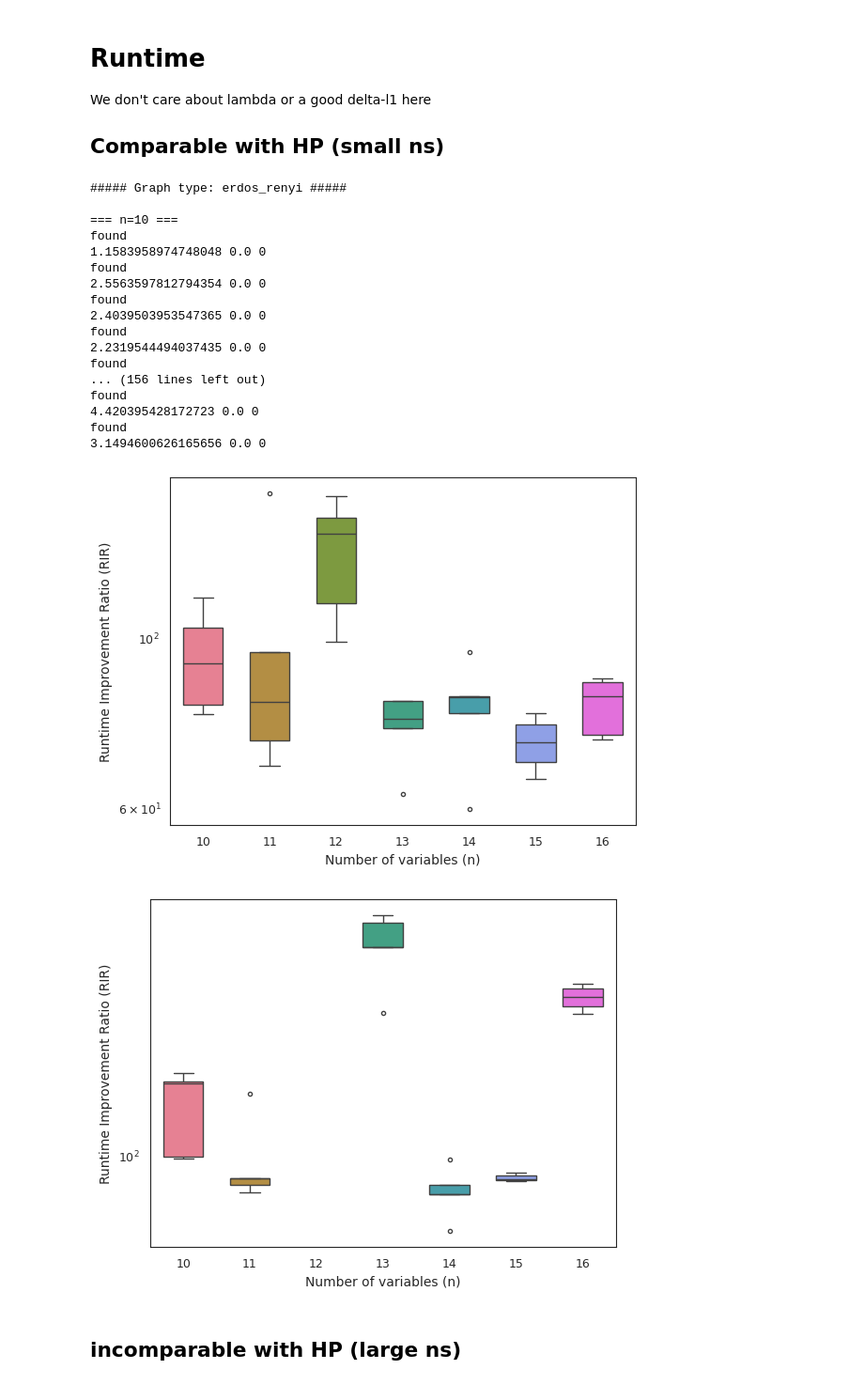
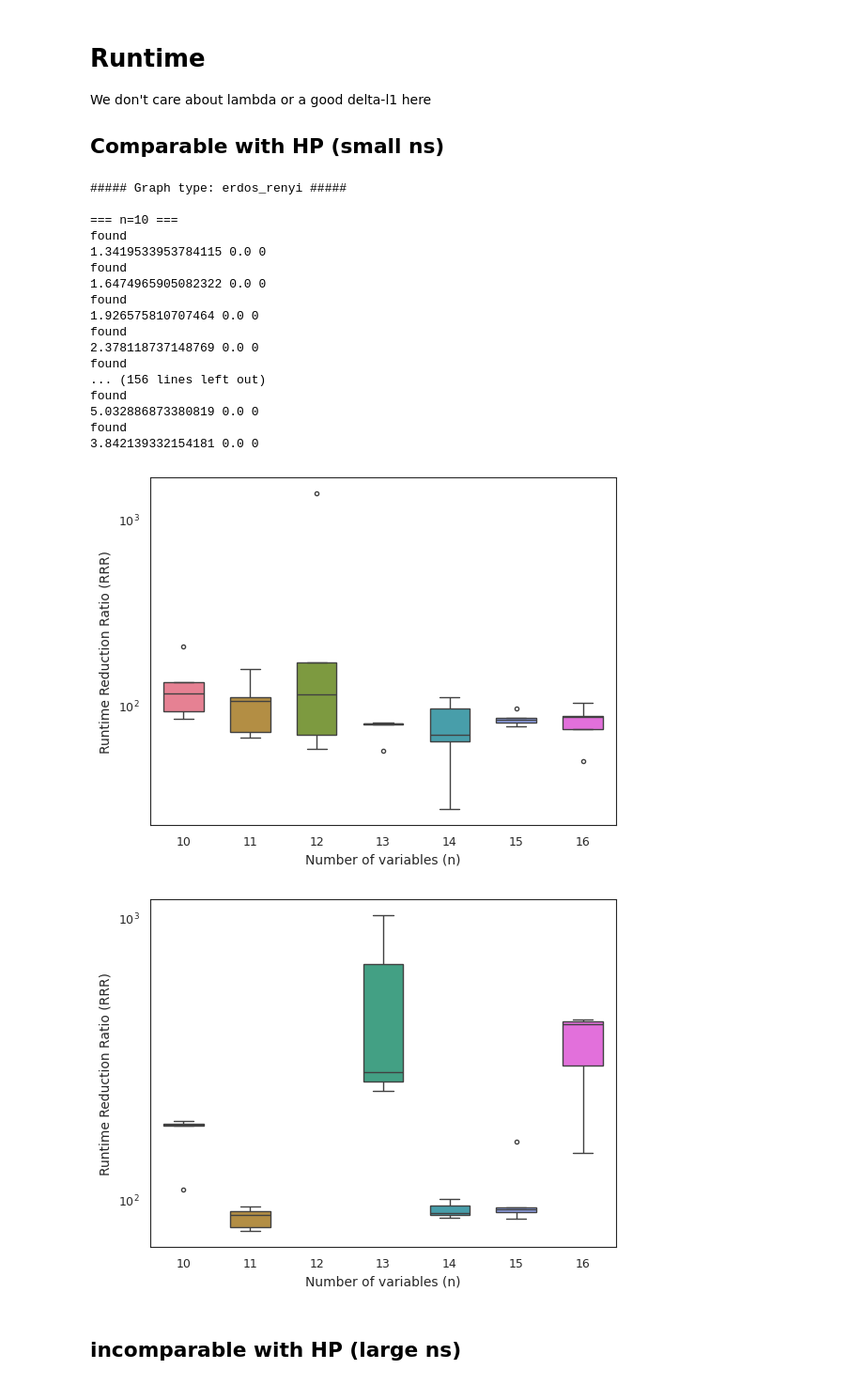
Before and after one commit to kavaryan/actual-causality, a Jupyter notebook: subprojects/differentiable/exps.ipynb, the cells around one changed output. Shown at 94% size. Cells and saved outputs as stored; diff of their text form; code cells hidden in the pictures.

```diff
--- a/subprojects/differentiable/exps.ipynb
+++ b/subprojects/differentiable/exps.ipynb
@@ -49,7 +49,7 @@ from subprojects.differentiable.utils import call_with_timeout
 
 all_results = {}
 def run_rir_experiment(results, graph_type, n, num_experiments=5):
-    for exp_i in range():
+    for exp_i in range(num_experiments):
         if graph_type == 'erdos_renyi':
             mask = erdos_renyi_dag(n=n, p=3/n, seed=0)
         elif graph_type == 'barabasi_albert':
@@ -124,16 +124,16 @@ for graph_type in ['erdos_renyi', 'barabasi_albert']:
 
 === n=10 ===
 found
-1.1583958974748048 0.0 0
+1.3419533953784115 0.0 0
 found
-2.5563597812794354 0.0 0
+1.6474965905082322 0.0 0
 found
-2.4039503953547365 0.0 0
+1.926575810707464 0.0 0
 found
-2.2319544494037435 0.0 0
+2.378118737148769 0.0 0
 found
 ... (156 lines left out)
 found
-4.420395428172723 0.0 0
+5.032886873380819 0.0 0
 found
-3.1494600626165656 0.0 0
+3.842139332154181 0.0 0
@@ -240,36 +238,36 @@ def plot_rir_boxplot(results):
         "#E69F00",
         "#009E73",
         "#D55E00",
         "#CC79A7",
     ])
 
     fig, ax = plt.subplots()
 
     sns.boxplot(
         data=y,
         ax=ax,
         width=0.6,
         fliersize=3,
         linewidth=1
     )
 
     # Set x-ticks to match n values
     ax.set_xticks(range(len(x)))
     ax.set_xticklabels(x)
 
     ax.set_xlabel("Number of variables (n)")
-    ax.set_ylabel("Runtime Improvement Ratio (RIR)")
+    ax.set_ylabel("Runtime Reduction Ratio (RRR)")
     ax.set_yscale("log")
 
     plt.show()
 
 
 
 plot_rir_boxplot(all_results['erdos_renyi'])
 plot_rir_boxplot(all_results['barabasi_albert'])
 # %% [output]
-[figure, old version]
+[figure, new version]
-[figure, old version]
+[figure, new version]
 # %% [markdown]
 ## incomparable with HP (large ns)
 # %%
```
Also changed, not shown: parts of 2 cells of this notebook, 5 other files.
